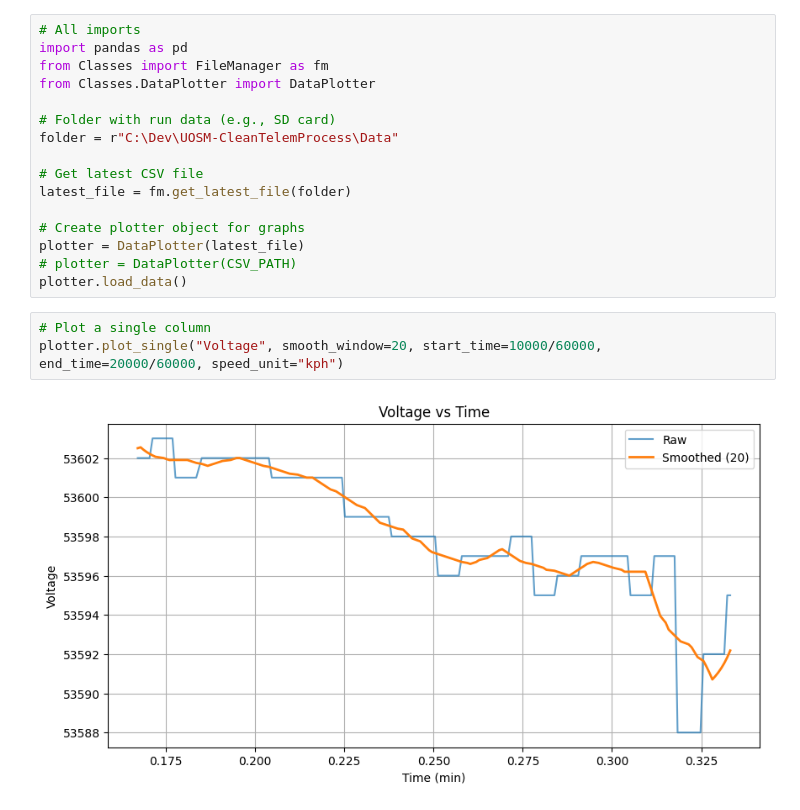
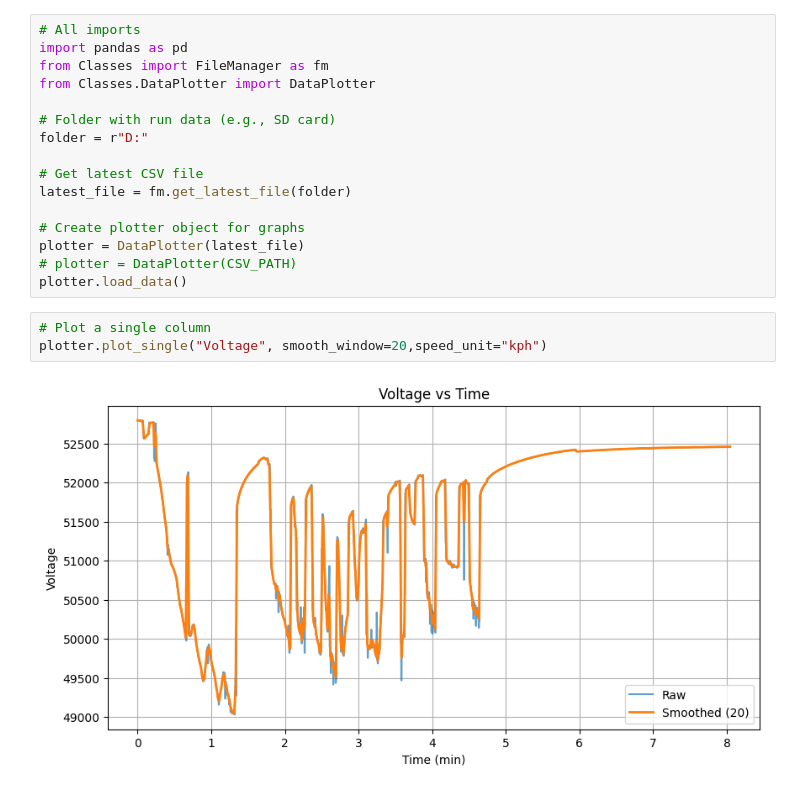
Before and after one commit to KalebACC/UOSM-CleanTelemProcess, a Jupyter notebook: Plotting.ipynb, the cells around one changed output. Saved outputs shown, nothing was run; the diff lists cells and outputs as text.

```diff
--- a/Plotting.ipynb
+++ b/Plotting.ipynb
@@ -5,7 +5,7 @@ from Classes import FileManager as fm
 from Classes.DataPlotter import DataPlotter
 
 # Folder with run data (e.g., SD card)
-folder = r"C:\Dev\UOSM-CleanTelemProcess\Data"
+folder = r"D:"
 
 # Get latest CSV file
 latest_file = fm.get_latest_file(folder)
@@ -16,9 +16,9 @@ plotter = DataPlotter(latest_file)
 plotter.load_data()
 # %%
 # Plot a single column
-plotter.plot_single("Voltage", smooth_window=20, start_time=10000/60000, end_time=20000/60000, speed_unit="kph")
+plotter.plot_single("Voltage", smooth_window=20,speed_unit="kph")
 # %% [output]
-[figure, old version]
+[figure, new version]
 # %%
 # Plot all columns
 plotter.plot_all(smooth_window=20)
```
Also changed, not shown: parts of 5 cells of this notebook, 19 other files.
